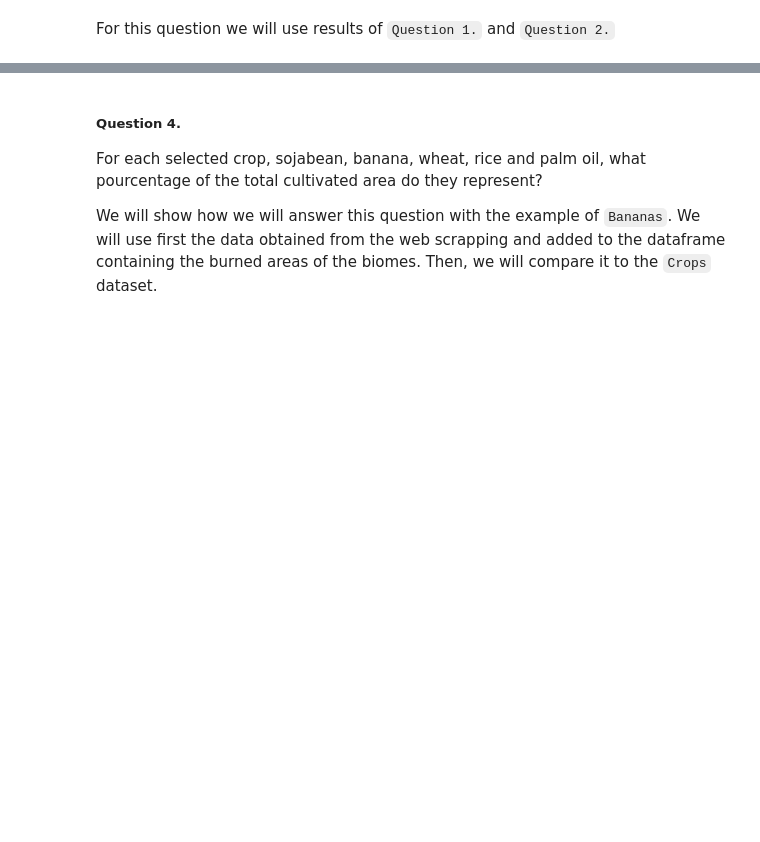
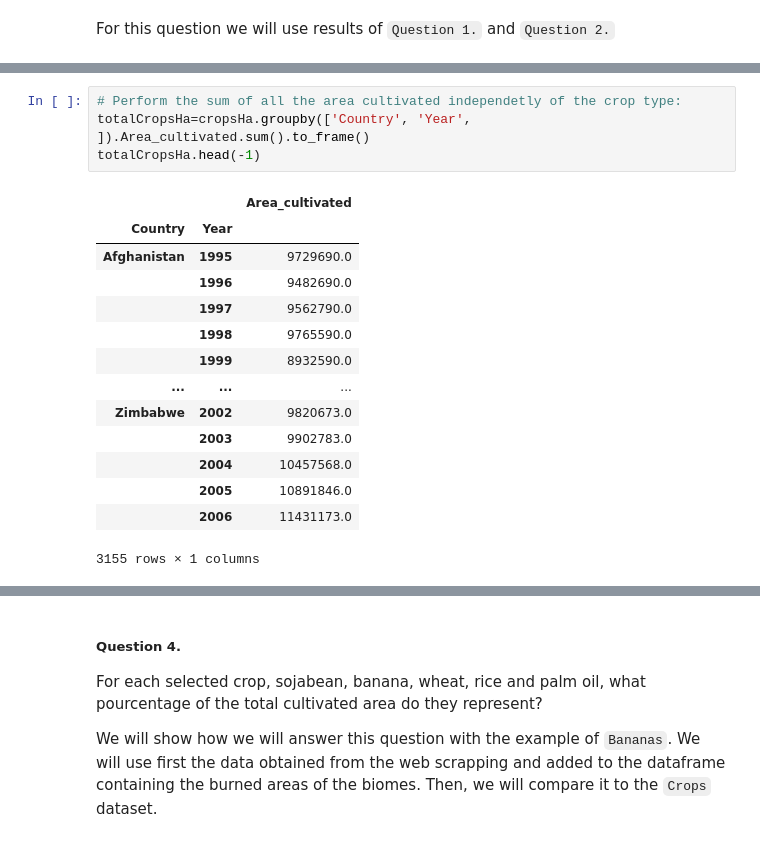
Before and after one commit to CeliaBenquet/Project_ADA, a Jupyter notebook: ada_project.ipynb, the cells around one changed output, grey strips where cells are left out. Drawn from its saved outputs; the diff is of its cells as text; blank space fills up the shorter version.

```diff
--- a/ada_project.ipynb
+++ b/ada_project.ipynb
@@ -1757,0 +1779,19 @@ For this question we will use results of `Question 1.` and `Question 2.`
+# %%
+# Perform the sum of all the area cultivated independetly of the crop type:
+totalCropsHa=cropsHa.groupby(['Country', 'Year', ]).Area_cultivated.sum().to_frame()
+totalCropsHa.head(-1)
+# %% [output]
+|  |  | Area_cultivated |
+| Country | Year |  |
+| Afghanistan | 1995 | 9729690.0 |
+|  | 1996 | 9482690.0 |
+|  | 1997 | 9562790.0 |
+|  | 1998 | 9765590.0 |
+|  | 1999 | 8932590.0 |
+| ... | ... | ... |
+| Zimbabwe | 2002 | 9820673.0 |
+|  | 2003 | 9902783.0 |
+|  | 2004 | 10457568.0 |
+|  | 2005 | 10891846.0 |
+|  | 2006 | 11431173.0 |
+3155 rows × 1 columns
```
Also changed, not shown: parts of 23 cells of this notebook.
